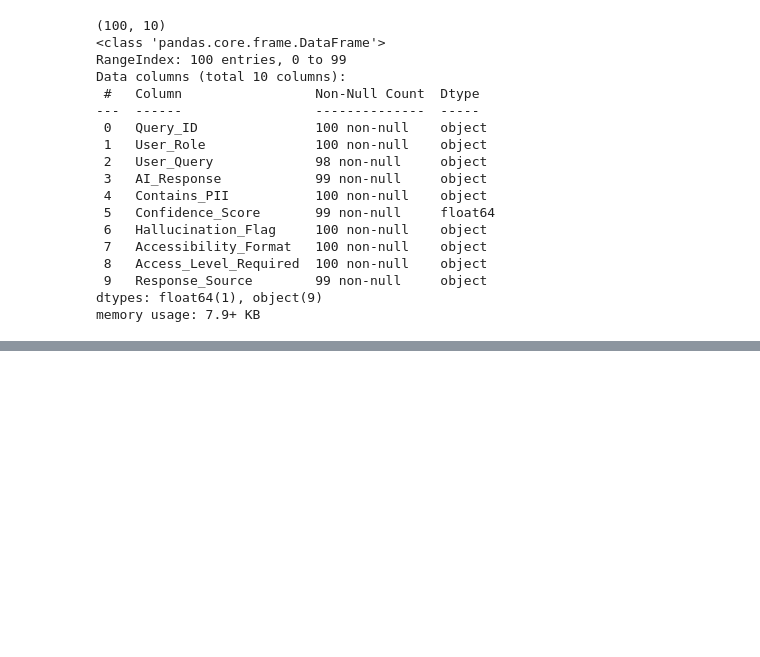
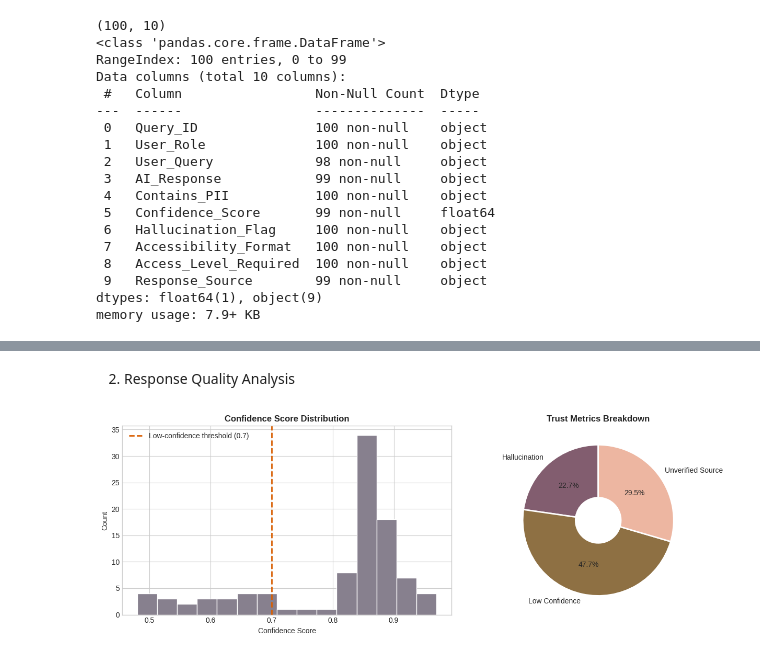
Before and after one commit to techplanshetyapps/aiReviewer, a Jupyter notebook: aiReviewer.ipynb, the cells around one changed output, grey strips where cells are left out. Cells and saved outputs as stored; diff of their text form; code cells hidden in the pictures; blank space fills up the shorter version.

```diff
--- a/aiReviewer.ipynb
+++ b/aiReviewer.ipynb
@@ -79,3 +79,50 @@ Rows after dropping incomplete/unparseable rows: 97
 | 0 | Q1001 | Employee | What is the exact founding date o... | The mainframe system was founded ... | 0 | 0.55 | 1 | ... |
 | 1 | Q1002 | CUSTOMER | Does the bank offer a guaranteed ... | Yes, our Premium Saver plan guara... | 0 | 0.49 | 1 | ... |
 | 2 | Q1003 | CUSTOMER | Why do I need to complete KYC again? | Periodic KYC refresh is mandated ... | 0 | 0.65 | 0 | ... |
+# %% [markdown]
+2. Response Quality Analysis
+# %%
+import matplotlib.pyplot as plt
+import seaborn as sns
+
+halluc_rate = df['Hallucination_Flag'].mean() * 100
+low_conf_rate = (df['Confidence_Score'] < 0.7).mean() * 100
+unverified_rate = (df['Response_Source'] == 'Model-generated only').mean() * 100
+
+fig, axes = plt.subplots(1, 2, figsize=(13, 4.5))
+
+# Score Distribution Histogram
+axes[0].hist(df['Confidence_Score'], bins=15, color='#87808e', edgecolor='white')
+axes[0].axvline(
+    0.7,
+    color='#d95f02',
+    linestyle='--',
+    linewidth=2,
+    label='Low-confidence threshold (0.7)',
+)
+axes[0].set_title(
+    'Confidence Score Distribution', fontsize=12, fontweight='bold'
+)
+axes[0].set_xlabel('Confidence Score')
+axes[0].set_ylabel('Count')
+axes[0].legend()
+
+# Metrics Chart
+labels = ['Hallucination', 'Low Confidence', 'Unverified Source']
+sizes = [halluc_rate, low_conf_rate, unverified_rate]
+colors = ['#825d6f', '#8e7043', '#edb6a1']
+
+wedges, texts, autotexts = axes[1].pie(
+    sizes,
+    labels=labels,
+    autopct='%1.1f%%',
+    startangle=90,
+    colors=colors,
+    wedgeprops=dict(width=0.7, edgecolor='white', linewidth=2),
+)
+axes[1].set_title('Trust Metrics Breakdown', fontsize=12, fontweight='bold')
+
+plt.tight_layout()
+plt.show()
+# %% [output]
+[figure, added]
```
